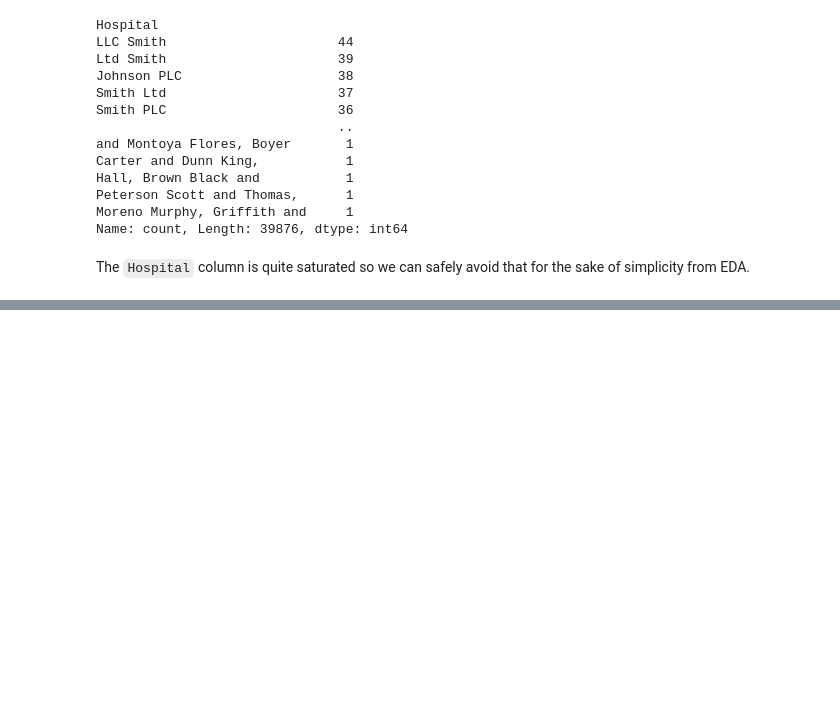
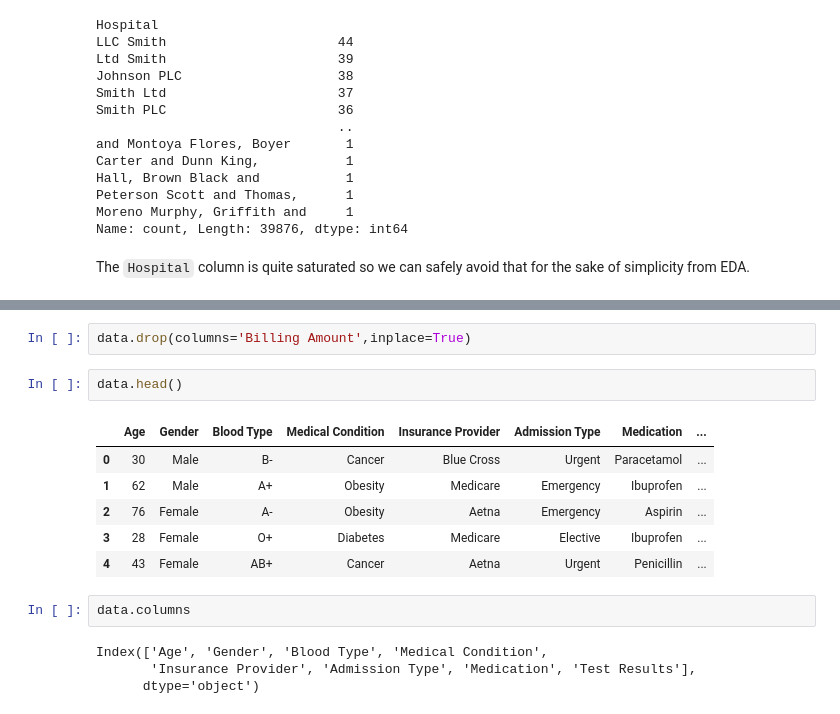
Before and after one commit to DebajyotiBindu/Healthcare-test-result-classifier, a Jupyter notebook: EDA.ipynb, the cells around one changed output, grey strips where cells are left out. Cells and saved outputs as stored; diff of their text form; blank space fills up the shorter version.

```diff
--- a/EDA.ipynb
+++ b/EDA.ipynb
@@ -267,0 +406,17 @@ The `Hospital` column is quite saturated so we can safely avoid that for the sak
+# %%
+data.drop(columns='Billing Amount',inplace=True)
+# %%
+data.head()
+# %% [output]
+|  | Age | Gender | Blood Type | Medical Condition | Insurance Provider | Admission Type | Medication | ... |
+| 0 | 30 | Male | B- | Cancer | Blue Cross | Urgent | Paracetamol | ... |
+| 1 | 62 | Male | A+ | Obesity | Medicare | Emergency | Ibuprofen | ... |
+| 2 | 76 | Female | A- | Obesity | Aetna | Emergency | Aspirin | ... |
+| 3 | 28 | Female | O+ | Diabetes | Medicare | Elective | Ibuprofen | ... |
+| 4 | 43 | Female | AB+ | Cancer | Aetna | Urgent | Penicillin | ... |
+# %%
+data.columns
+# %% [output]
+Index(['Age', 'Gender', 'Blood Type', 'Medical Condition',
+       'Insurance Provider', 'Admission Type', 'Medication', 'Test Results'],
+      dtype='object')
```
Also changed, not shown: parts of 31 cells of this notebook.
